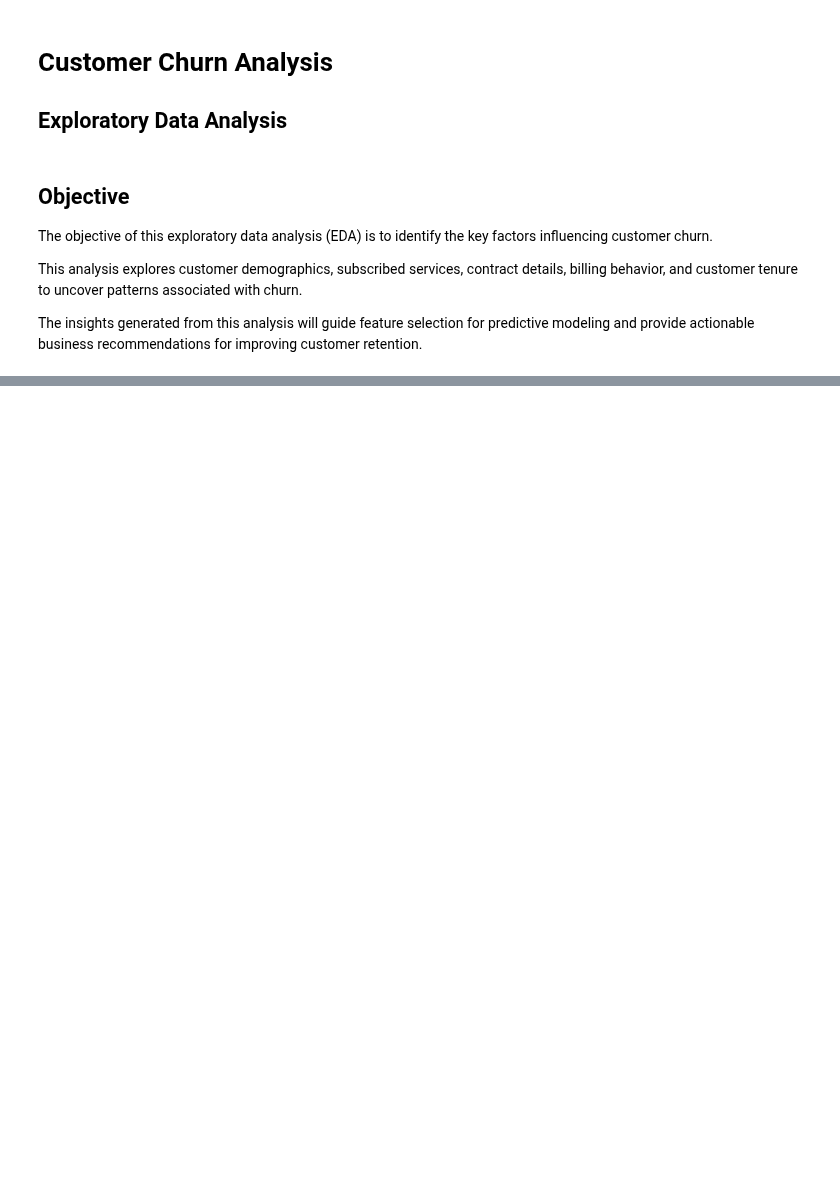
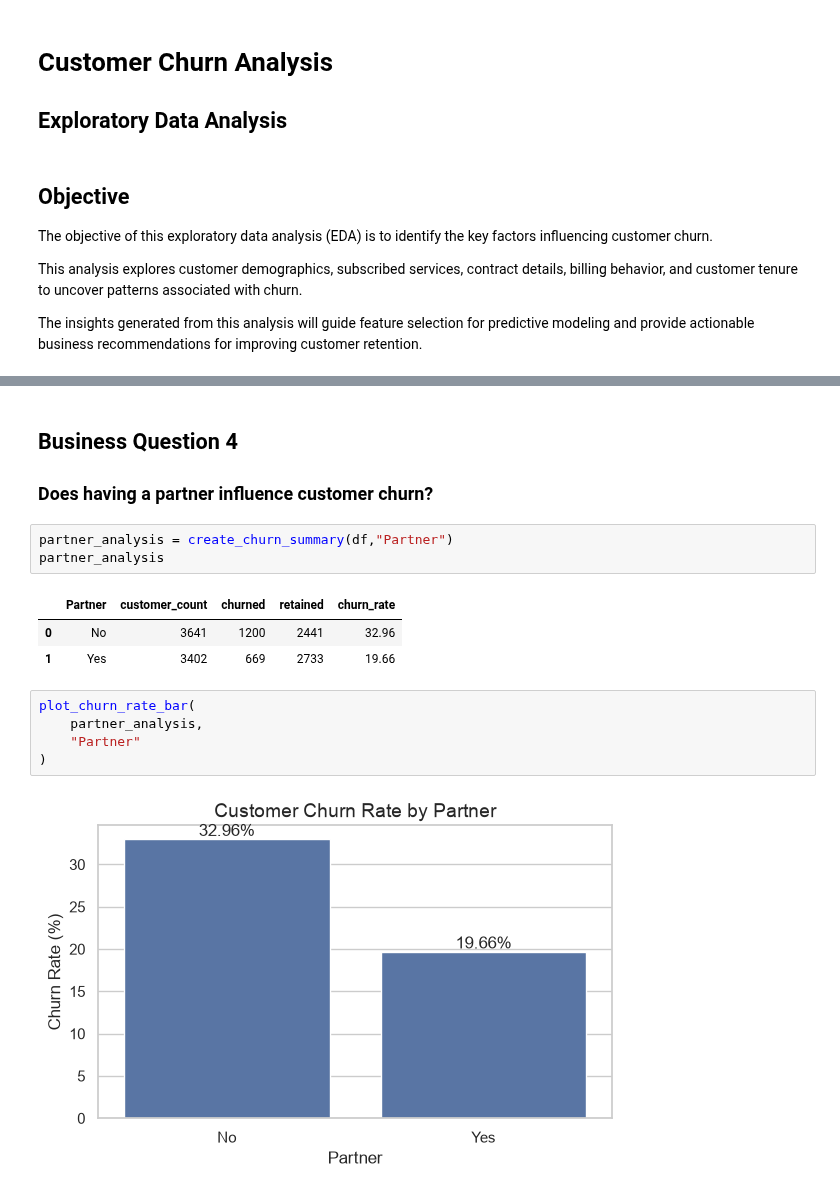
Before and after one commit to ashwathimd/customer-churn-analysis, a Jupyter notebook: notebooks/03_eda.ipynb, the cells around one changed output, grey strips where cells are left out. Drawn from its saved outputs; the diff is of its cells as text; blank space fills up the shorter version.

```diff
--- a/notebooks/03_eda.ipynb
+++ b/notebooks/03_eda.ipynb
@@ -42,0 +182,18 @@ import sys
+# %% [markdown]
+## Business Question 4
+
+### Does having a partner influence customer churn?
+# %%
+partner_analysis = create_churn_summary(df,"Partner")
+partner_analysis
+# %% [output]
+|  | Partner | customer_count | churned | retained | churn_rate |
+| 0 | No | 3641 | 1200 | 2441 | 32.96 |
+| 1 | Yes | 3402 | 669 | 2733 | 19.66 |
+# %%
+plot_churn_rate_bar(
+    partner_analysis,
+    "Partner"
+)
+# %% [output]
+[figure, added]
```
Also changed, not shown: parts of 130 cells of this notebook, 3 other files.
